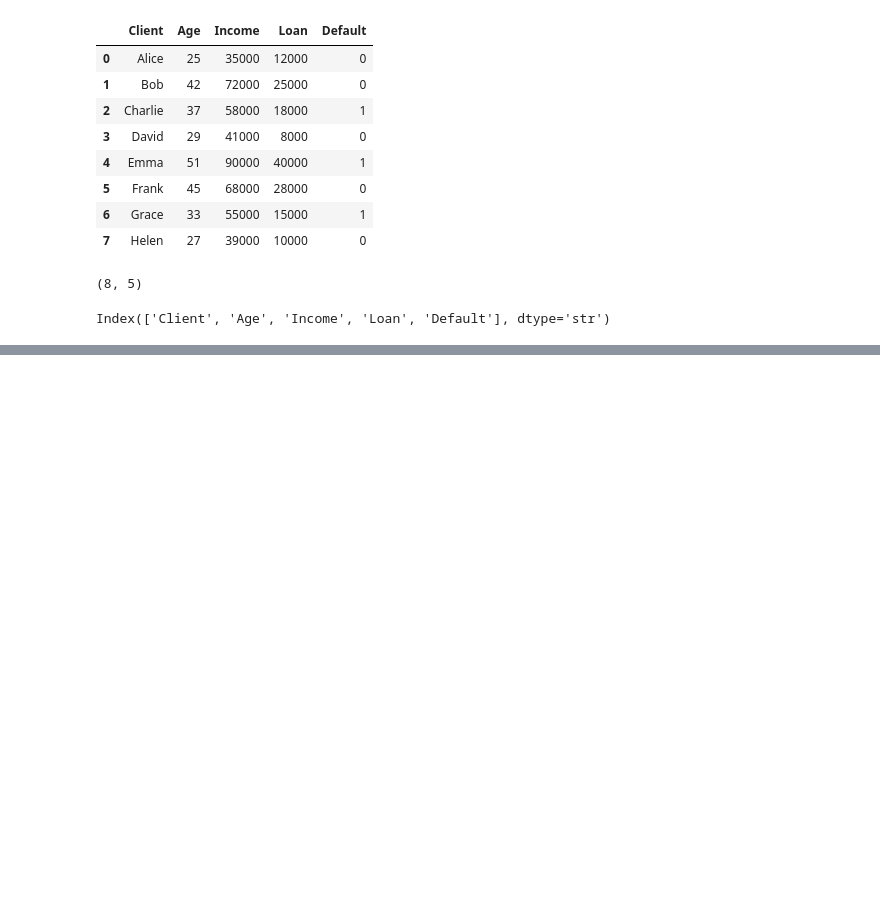
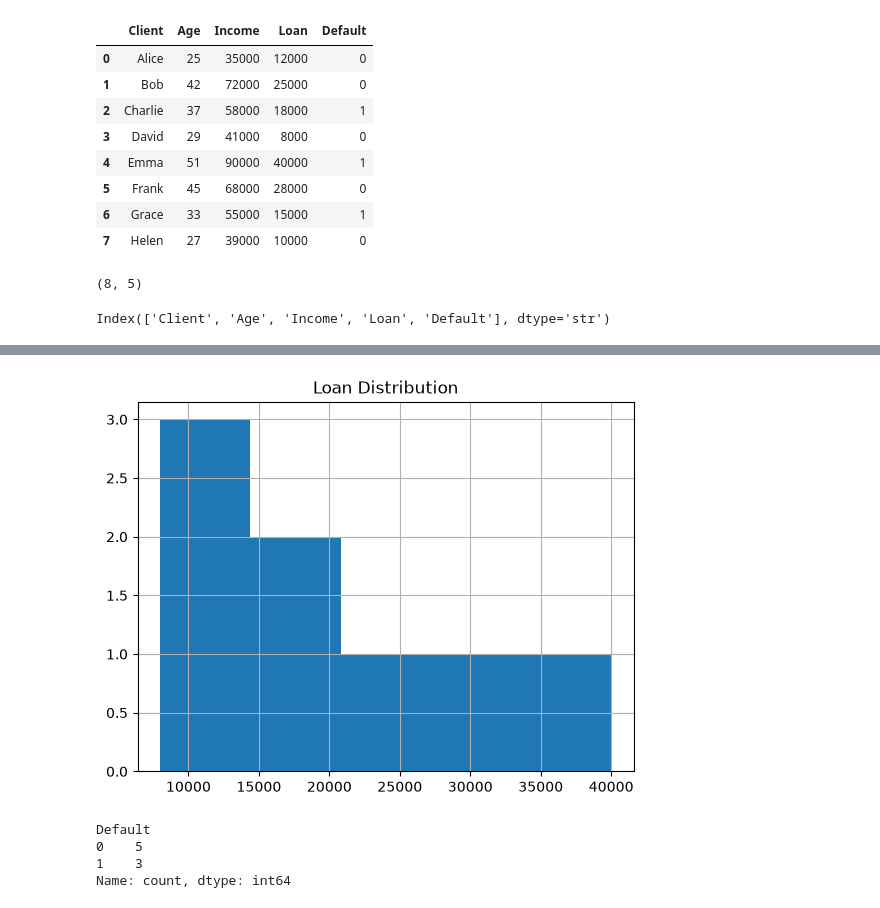
Before and after one commit to yunqiwu77-wq/credit-risk-learning, a Jupyter notebook: Notebook/Day04_Exploratory_Data_Analysis.ipynb, the cells around one changed output, grey strips where cells are left out. Cells and saved outputs as stored; diff of their text form; code cells hidden in the pictures; blank space fills up the shorter version.

```diff
--- a/Notebook/Day04_Exploratory_Data_Analysis.ipynb
+++ b/Notebook/Day04_Exploratory_Data_Analysis.ipynb
@@ -32,0 +55,17 @@ Index(['Client', 'Age', 'Income', 'Loan', 'Default'], dtype='str')
+# %%
+loan_data["Loan"].hist(
+    bins=5
+)
+
+plt.title("Loan Distribution")
+
+plt.show()
+# %% [output]
+[figure, added]
+# %%
+loan_data["Default"].value_counts()
+# %% [output]
+Default
+0    5
+1    3
+Name: count, dtype: int64
```
Also changed, not shown: parts of 7 cells of this notebook, 2 other files.
